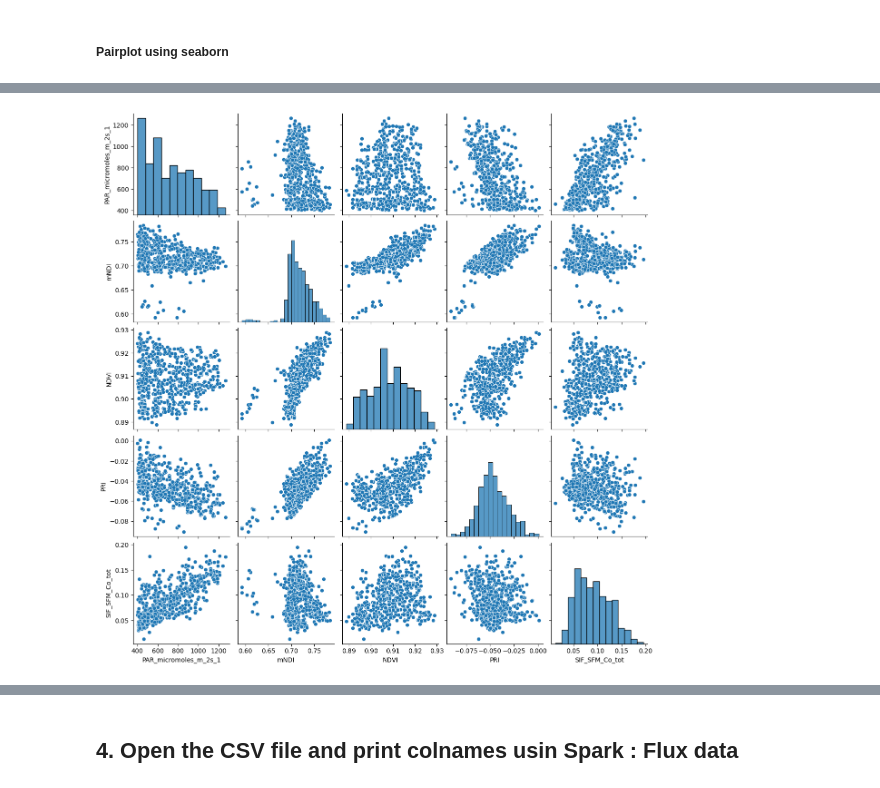
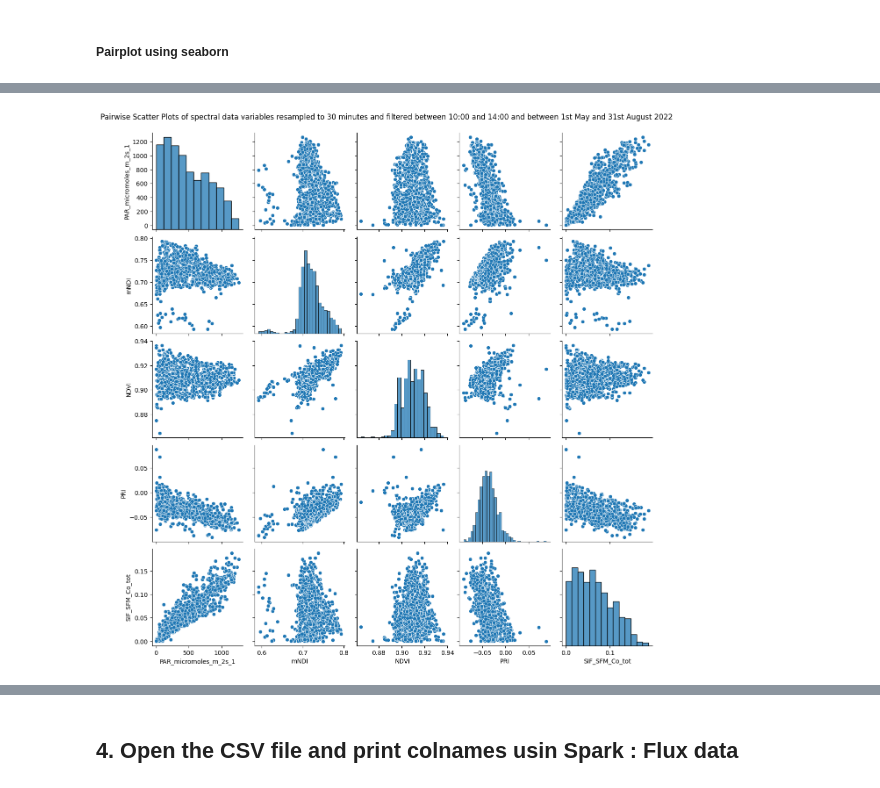
Before and after one commit to KamelSOUDANI/ICOS_FrFonSunInducedFluorescence, a Jupyter notebook: Codes/Syn_SIF_FS_PRI_GPP.ipynb, the cells around one changed output, grey strips where cells are left out. Saved outputs shown, nothing was run; the diff lists cells and outputs as text; code cells hidden in the pictures.

```diff
--- a/Codes/Syn_SIF_FS_PRI_GPP.ipynb
+++ b/Codes/Syn_SIF_FS_PRI_GPP.ipynb
@@ -128,9 +128,9 @@ p_df_SpectData = df_SpectData.toPandas()
 
 p_df_SpectData['Time_start'] = pd.to_datetime(p_df_SpectData['Time_start'])
 p_df_SpectData.set_index('Time_start', inplace=True)
-p_df_filtered =p_df_SpectData[(p_df_SpectData['SIF_SFM_Co_tot']>= 0) & (p_df_SpectData['SIF_SFM_Co_tot']<= 0.3)]
-p_df_filtered =p_df_filtered[(p_df_filtered['PRI']>= -0.2) & (p_df_filtered['PRI']<= 1)]
-p_df_filtered =p_df_filtered[(p_df_filtered['NDVI']>= 0) & (p_df_filtered['NDVI']<= 1)]
-p_df_filtered =p_df_filtered[(p_df_filtered['mNDI']>= 0.2) & (p_df_filtered['mNDI']<= 1)]
+p_df_filtered_orig=p_df_SpectData[(p_df_SpectData['SIF_SFM_Co_tot']>= 0) & (p_df_SpectData['SIF_SFM_Co_tot']<= 0.3)]
+p_df_filtered_orig=p_df_filtered_orig[(p_df_filtered_orig['PRI']>= -0.2) & (p_df_filtered_orig['PRI']<= 1)]
+p_df_filtered_orig =p_df_filtered_orig[(p_df_filtered_orig['NDVI']>= 0) & (p_df_filtered_orig['NDVI']<= 1)]
+p_df_filtered_orig =p_df_filtered_orig[(p_df_filtered_orig['mNDI']>= 0.2) & (p_df_filtered_orig['mNDI']<= 1)]
 # %% [markdown]
 ##### Filtering for sunny days
@@ -168,7 +166,8 @@ plt.show()
 # %% [markdown]
 ##### Pairplot using seaborn
 # %%
-Subset_filtered_SpectralData=filtered_pd_Date[['SIF_SFM_Co_tot','PRI','PAR_micromoles_m_2s_1','mNDI','NDVI']]
-SpectralData_df_30mn = Subset_filtered_SpectralData.resample('30T').mean()
-SpectralData_df_30mn.head()
+print(p_df_filtered_orig.columns)
+
+Subset_filtered_SpectralData=p_df_filtered_orig[['SIF_SFM_Co_tot','PRI','PAR_micromoles_m_2s_1','mNDI','NDVI']]
+print(Subset_filtered_SpectralData)
 # %% [output]
@@ -181,0 +191,9 @@ SpectralData_df_30mn.head()
+# %%
+start_date = '2022-05-01'
+end_date = '2022-08-31'
+start_hour = '10:00'
+end_hour = '14:00'
+
+filtered_data = Subset_filtered_SpectralData.loc[start_date:end_date].between_time(start_hour, end_hour)
+SpectralData_df_30mn = filtered_data.resample('30T').mean()
+SpectralData_df_30mn.head()
@@ -182,7 +208,8 @@ SpectralData_df_30mn.head()
 # %%
 # Assuming `df` is your DataFrame and 'var1', 'var2', 'var3', 'var4' are your variables
 import seaborn as sns
 sns.pairplot(SpectralData_df_30mn[['PAR_micromoles_m_2s_1', 'mNDI', 'NDVI', 'PRI', 'SIF_SFM_Co_tot']])
+plt.suptitle('Pairwise Scatter Plots of spectral data variables resampled to 30 minutes and filtered between 10:00 and 14:00 and between 1st May and 31st August 2022', y=1.02)
 plt.show()
 # %% [output]
-[figure, old version]
+[figure, new version]
```
Also changed, not shown: parts of 27 cells of this notebook, 1 other file.
